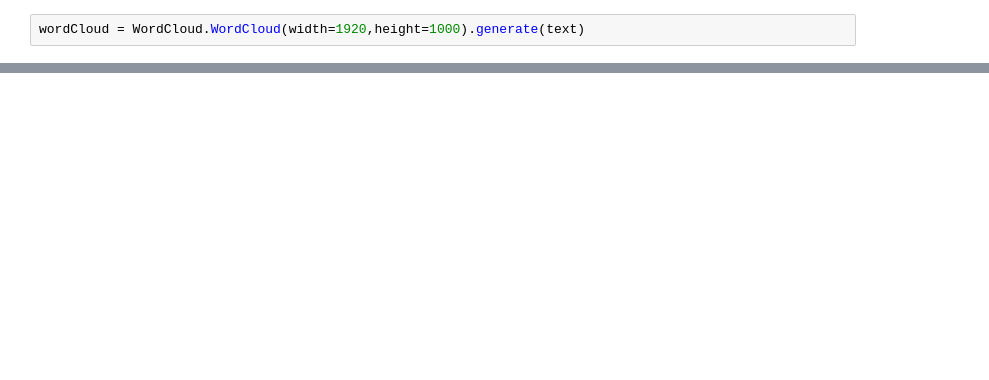
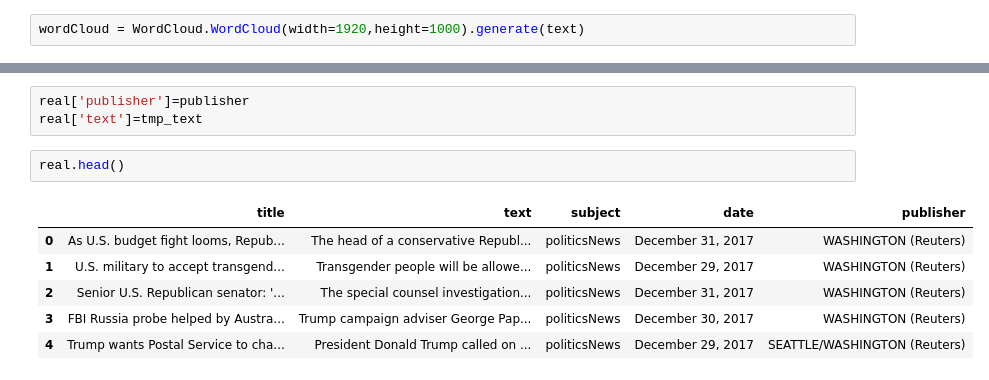
Before and after one commit to anturex2016/Data_mining, a Jupyter notebook: fake_news_detection.ipynb, the cells around one changed output, grey strips where cells are left out. Saved outputs shown, nothing was run; the diff lists cells and outputs as text; blank space fills up the shorter version.

```diff
--- a/fake_news_detection.ipynb
+++ b/fake_news_detection.ipynb
@@ -68,0 +152,12 @@ plt.imshow(wordCloud)
+# %%
+real['publisher']=publisher
+real['text']=tmp_text
+# %%
+real.head()
+# %% [output]
+|  | title | text | subject | date | publisher |
+| 0 | As U.S. budget fight looms, Repub... | The head of a conservative Republ... | politicsNews | December 31, 2017 | WASHINGTON (Reuters) |
+| 1 | U.S. military to accept transgend... | Transgender people will be allowe... | politicsNews | December 29, 2017 | WASHINGTON (Reuters) |
+| 2 | Senior U.S. Republican senator: '... | The special counsel investigation... | politicsNews | December 31, 2017 | WASHINGTON (Reuters) |
+| 3 | FBI Russia probe helped by Austra... | Trump campaign adviser George Pap... | politicsNews | December 30, 2017 | WASHINGTON (Reuters) |
+| 4 | Trump wants Postal Service to cha... | President Donald Trump called on ... | politicsNews | December 29, 2017 | SEATTLE/WASHINGTON (Reuters) |
```
Also changed, not shown: parts of 26 cells of this notebook.
